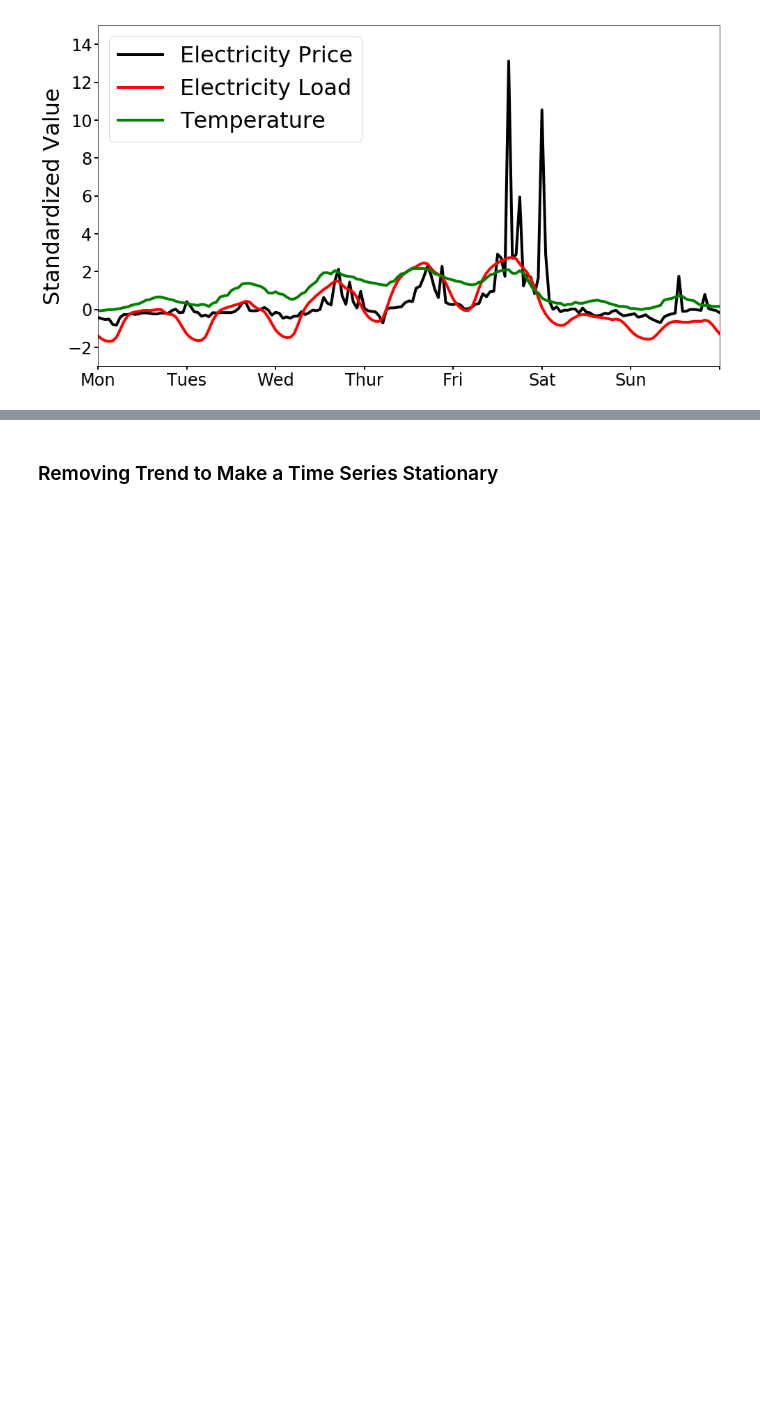
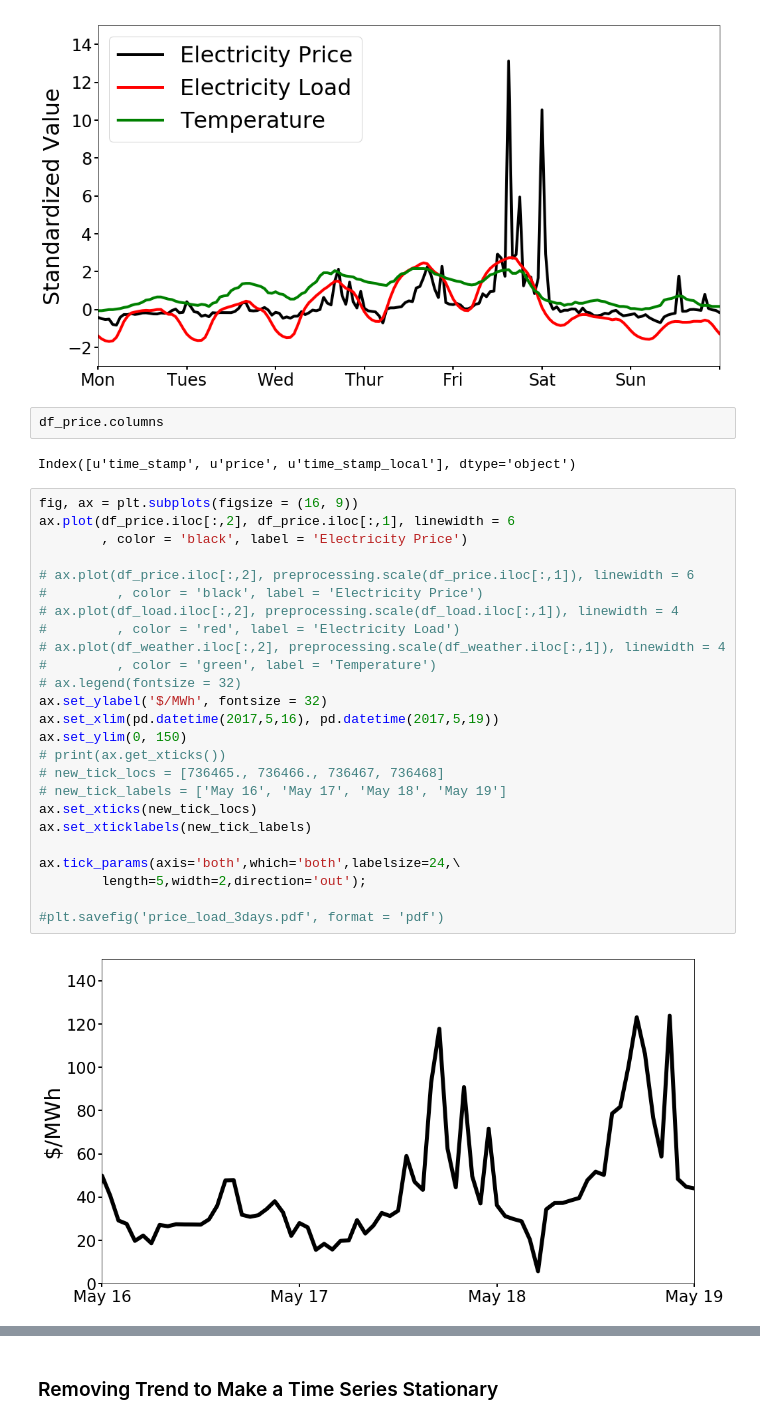
Before and after one commit to xingliuUT/battery_planner, a Jupyter notebook: decompose.ipynb, the cells around one changed output, grey strips where cells are left out. Cells and saved outputs as stored; diff of their text form; blank space fills up the shorter version.

```diff
--- a/decompose.ipynb
+++ b/decompose.ipynb
@@ -291,5 +291,36 @@ ax.tick_params(axis='both',which='both',labelsize=24,\
 plt.savefig('price_load_temp_2018.pdf', format = 'pdf')
 # %% [output]
 [figure]
+# %%
+df_price.columns
+# %% [output]
+Index([u'time_stamp', u'price', u'time_stamp_local'], dtype='object')
+# %%
+fig, ax = plt.subplots(figsize = (16, 9))
+ax.plot(df_price.iloc[:,2], df_price.iloc[:,1], linewidth = 6
+        , color = 'black', label = 'Electricity Price')
+
+# ax.plot(df_price.iloc[:,2], preprocessing.scale(df_price.iloc[:,1]), linewidth = 6
+#         , color = 'black', label = 'Electricity Price')
+# ax.plot(df_load.iloc[:,2], preprocessing.scale(df_load.iloc[:,1]), linewidth = 4
+#         , color = 'red', label = 'Electricity Load')
+# ax.plot(df_weather.iloc[:,2], preprocessing.scale(df_weather.iloc[:,1]), linewidth = 4
+#         , color = 'green', label = 'Temperature')
+# ax.legend(fontsize = 32)
+ax.set_ylabel('$/MWh', fontsize = 32)
+ax.set_xlim(pd.datetime(2017,5,16), pd.datetime(2017,5,19))
+ax.set_ylim(0, 150)
+# print(ax.get_xticks())
+# new_tick_locs = [736465., 736466., 736467, 736468]
+# new_tick_labels = ['May 16', 'May 17', 'May 18', 'May 19']
+ax.set_xticks(new_tick_locs)
+ax.set_xticklabels(new_tick_labels)
+
+ax.tick_params(axis='both',which='both',labelsize=24,\
+        length=5,width=2,direction='out');
+
+#plt.savefig('price_load_3days.pdf', format = 'pdf')
+# %% [output]
+[figure, added]
 # %%
 fig, ax = plt.subplots(figsize = (16, 9))
```
Also changed, not shown: parts of 3 cells of this notebook, 1 other file.
